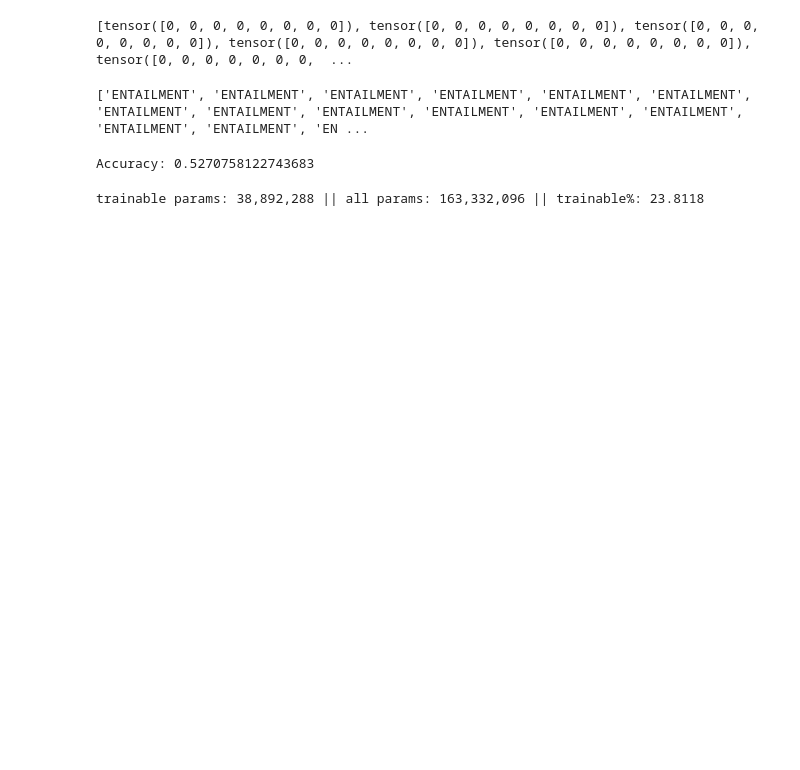
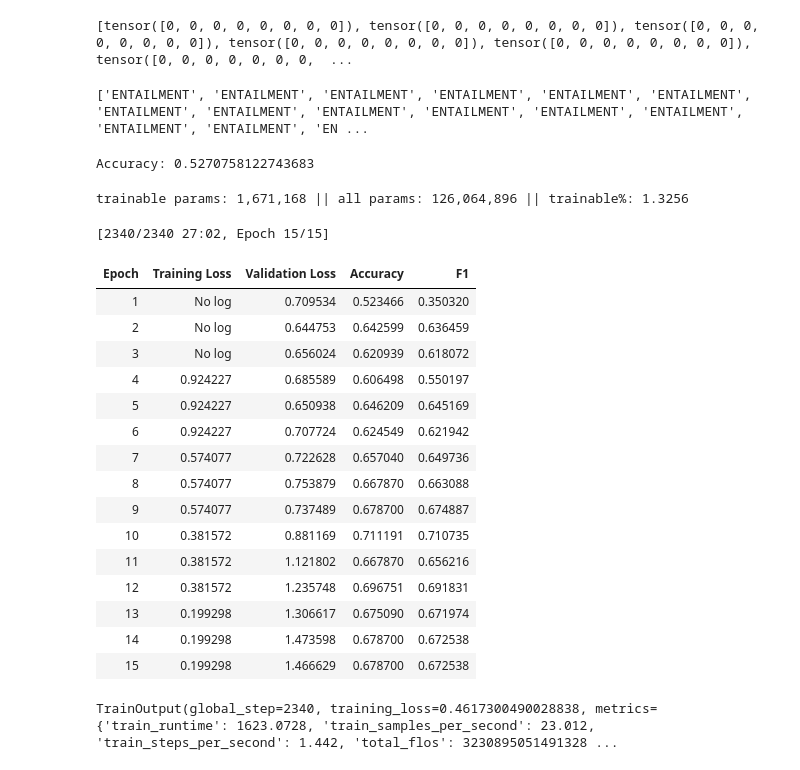
Before and after one commit to colaola20/fine_tuning, a Jupyter notebook: project_code.ipynb, the cells around one changed output. Saved outputs shown, nothing was run; the diff lists cells and outputs as text; code cells hidden in the pictures; blank space fills up the shorter version.

Commit message:
Fine-tuned gpt2 with Lora on rte dataset and saved model weights. Loaded the saved model and performed evaluation of the saved model.

```diff
--- a/project_code.ipynb
+++ b/project_code.ipynb
@@ -66,7 +62,7 @@ tokenizer.pad_token = tokenizer.eos_token
 
 def tokenize_function(x):
     text = [
-        f"Text: {s1}\nHypothesis: {s2}\nAnswer:"
+        f"Text: {s1}\nHypothesis: {s2}"
         for s1, s2 in zip(x['sentence1'], x['sentence2'])
     ]
     return tokenizer(
@@ -78,5 +74,7 @@ def tokenize_function(x):
 tokenized_ds = {}
 for split in splits:
     tokenized_ds[split] = ds[split].map(tokenize_function, batched=True)
+tokenized_ds["train"] = tokenized_ds["train"].rename_column("label", "labels")
+tokenized_ds["validation"] = tokenized_ds["validation"].rename_column("label", "labels")
 print(tokenized_ds["train"][0]['input_ids'])
 # %% [output]
@@ -156,12 +165,12 @@ Accuracy: 0.5270758122743683
 # LoraConfig documentation: https://huggingface.co/docs/peft/main/en/conceptual_guides/lora
 from peft import LoraConfig
 config = LoraConfig(
-    r=8,
-    lora_alpha=16,
-    target_modules=["c_attn"], # typically attention or MLP blocks
+    r=16,
+    lora_alpha=32,
+    target_modules=["c_attn", "c_proj"], # typically attention or MLP blocks
     lora_dropout=0.1,
-    bias="none", # could be 'none', 'all', or 'lora_only'
-    modules_to_save=["lm_head"],
+    bias="lora_only", # could be 'none', 'all', or 'lora_only'
+    modules_to_save=["score"],
     #use_rslora=True, # try with and without
 )
 # %%
@@ -182,4 +185,64 @@ label2id = {
 # Checking Trainable Parameters of a PEFT Model
 lora_model.print_trainable_parameters()
 # %% [output]
-trainable params: 38,892,288 || all params: 163,332,096 || trainable%: 23.8118
+trainable params: 1,671,168 || all params: 126,064,896 || trainable%: 1.3256
+# %%
+import numpy as np
+from transformers import DataCollatorWithPadding, Trainer, TrainingArguments
+from sklearn.metrics import f1_score
+
+def compute_metrics(eval_pred):
+    predictions, labels = eval_pred
+    predictions = np.argmax(predictions, axis=1)
+    return {
+        "accuracy": (predictions==labels).mean(),
+        "f1": f1_score(labels, predictions, average="macro")
+    }
+
+columns_to_remove = ["sentence1", "sentence2", "idx"]
+
+for split in splits:
+    tokenized_ds[split] = tokenized_ds[split].remove_columns(columns_to_remove)
+
+trainer = Trainer(
+    model=lora_model,
+    args=TrainingArguments(
+        output_dir="./data/isEntailment",
+        learning_rate=5e-4,
+        lr_scheduler_type="cosine",
+        warmup_steps=0.1,
+        per_device_train_batch_size=16,
+        per_device_eval_batch_size=8,
+        eval_strategy='epoch',
+        save_strategy='epoch',
+        num_train_epochs=15,
+        weight_decay=0.01,
+        load_best_model_at_end=True,
+        max_grad_norm=1.0,
+    ),
+    train_dataset=tokenized_ds['train'],
+    eval_dataset=tokenized_ds['validation'],
+    processing_class=tokenizer,
+    data_collator=DataCollatorWithPadding(tokenizer=tokenizer),
+    compute_metrics=compute_metrics,
+)
+trainer.train()
+# %% [output]
+[2340/2340 27:02, Epoch 15/15]
+| Epoch | Training Loss | Validation Loss | Accuracy | F1 |
+| 1 | No log | 0.709534 | 0.523466 | 0.350320 |
+| 2 | No log | 0.644753 | 0.642599 | 0.636459 |
+| 3 | No log | 0.656024 | 0.620939 | 0.618072 |
+| 4 | 0.924227 | 0.685589 | 0.606498 | 0.550197 |
+| 5 | 0.924227 | 0.650938 | 0.646209 | 0.645169 |
+| 6 | 0.924227 | 0.707724 | 0.624549 | 0.621942 |
+| 7 | 0.574077 | 0.722628 | 0.657040 | 0.649736 |
+| 8 | 0.574077 | 0.753879 | 0.667870 | 0.663088 |
+| 9 | 0.574077 | 0.737489 | 0.678700 | 0.674887 |
+| 10 | 0.381572 | 0.881169 | 0.711191 | 0.710735 |
+| 11 | 0.381572 | 1.121802 | 0.667870 | 0.656216 |
+| 12 | 0.381572 | 1.235748 | 0.696751 | 0.691831 |
+| 13 | 0.199298 | 1.306617 | 0.675090 | 0.671974 |
+| 14 | 0.199298 | 1.473598 | 0.678700 | 0.672538 |
+| 15 | 0.199298 | 1.466629 | 0.678700 | 0.672538 |
+TrainOutput(global_step=2340, training_loss=0.4617300490028838, metrics={'train_runtime': 1623.0728, 'train_samples_per_second': 23.012, 'train_steps_per_second': 1.442, 'total_flos': 3230895051491328 ...
```
Also changed, not shown: parts of 13 cells of this notebook.
